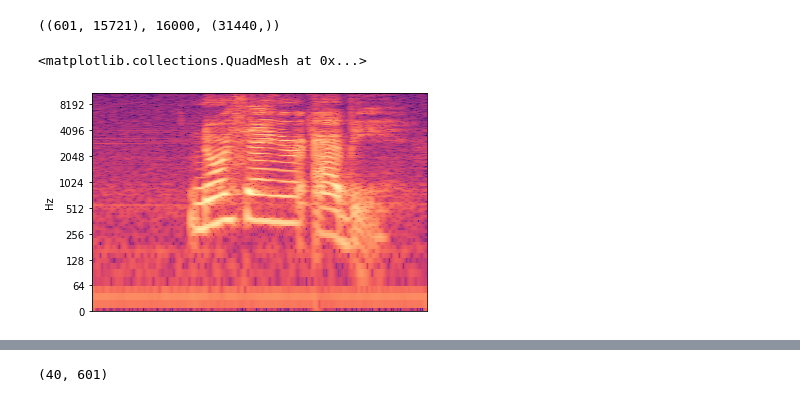
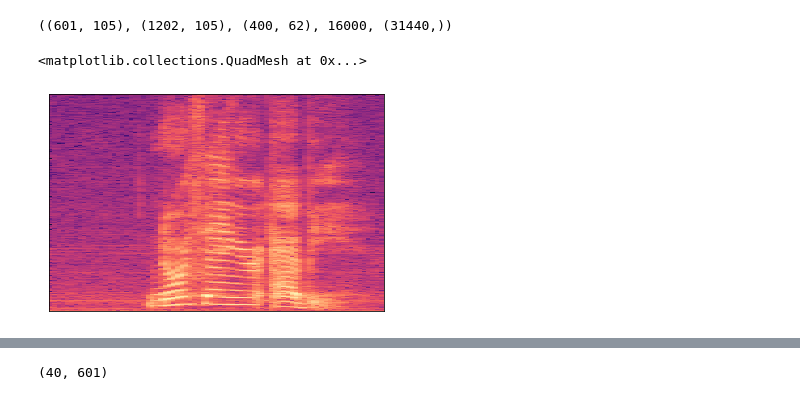
Before and after one commit to Afchis/VoiceFilter, a Jupyter notebook: stft.ipynb, the cells around one changed output, grey strips where cells are left out. Cells and saved outputs as stored; diff of their text form; code cells hidden in the pictures.

```diff
--- a/stft.ipynb
+++ b/stft.ipynb
@@ -9,17 +9,23 @@ audio, sr = librosa.load("./audio/audio.flac", sr=16000)
 n_fft = 1200
 win_length = n_fft
 hop_length = int(win_length/4)
-hop_length = 2
 # %%
 S = librosa.core.stft(audio, n_fft=n_fft,  hop_length=hop_length, win_length=win_length)
-S.shape, sr, audio.shape
+
+stacked = np.concatenate([S, S], axis=0)
+
+mel = librosa.feature.melspectrogram(audio, sr=sr, n_mels=400)
+
+stacked_mel = np.concatenate([mel, mel], axis=0)
+
+S.shape, stacked.shape, mel.shape, sr, audio.shape,
 # %% [output]
-((601, 15721), 16000, (31440,))
+((601, 105), (1202, 105), (400, 62), 16000, (31440,))
 # %%
 plt.figure()
 plt.subplot(1,1,1)
-librosa.display.specshow(librosa.amplitude_to_db(S, ref=np.max, top_db=None), y_axis='log')
+librosa.display.specshow(librosa.amplitude_to_db(S, ref=np.max, top_db=None), )#y_axis='log'
 # librosa.display.specshow(S, y_axis='log')
 # %% [output]
 <matplotlib.collections.QuadMesh at 0x...>
-[figure, old version]
+[figure, new version]
```
Also changed, not shown: parts of 23 cells of this notebook, 16 other files.
